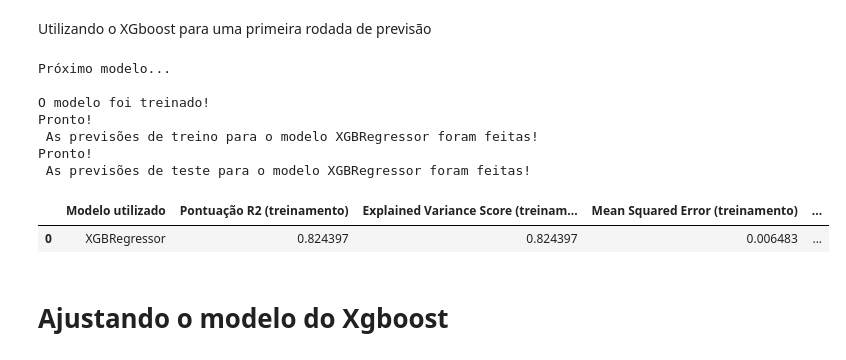
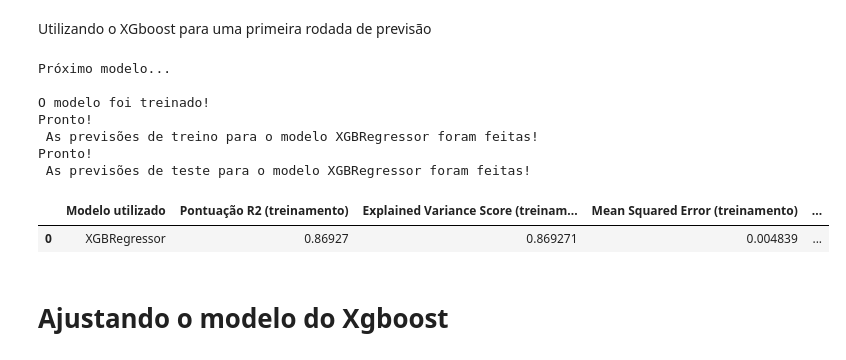
Before and after one commit to ThiagoGrabe/Nasa-Engine, a Jupyter notebook: Engine_NASA_Modelo.ipynb, the cells around one changed output. Saved outputs shown, nothing was run; the diff lists cells and outputs as text; code cells hidden in the pictures.

Commit message:
Final analysis
Final analysis with a data analysis notebook and a model notebook, both in python.

```diff
--- a/Engine_NASA_Modelo.ipynb
+++ b/Engine_NASA_Modelo.ipynb
@@ -99,4 +115,0 @@ O dataset de testes finais tem 55156 linhas de dados e 1 atributos.
-# %%
-train_final_data = train_final_data.drop(train_final_data.columns[[0]], axis = 1)
-test_final_data = train_final_data.drop(train_final_data.columns[[0]], axis = 1)
-finaltest_final_data = finaltest_final_data.drop(finaltest_final_data.columns[[0]] ,axis = 1)
@@ -279,11 +288,10 @@ Pronto!
 # %% [markdown]
 Utilizando o XGboost para uma primeira rodada de previsão
 # %%
-# Neste passo irei realizar os modelos de regressão e mostrar os resultados
-
 from xgboost import XGBRegressor as xgb
 
-Regression = [xgb(n_estimators=100, learning_rate=0.08, gamma=0, subsample=0.75,colsample_bytree=1, max_depth=7)]
+Regression = [xgb(n_estimators=150, learning_rate=0.05, gamma=0, subsample=0.75,colsample_bytree=0.7,
+                  max_depth=7)]
 
 resultados = {
         'Modelo utilizado': [],
@@ -296,17 +304,6 @@ resultados = {
         'Mean Squared Error (treinamento)':[],
         'Mean Squared Error (teste)':[]
             }
-
-################################DADOS PASSADOS NO MODELO###########################################################
-# ##Treino
-# #Coluna targe do dataset
-# target_final_data_train = train_final_data['cycle_num']
-# #Colunas com os dados
-# train_final_data = train_final_data.drop(['cycle_num'], axis = 1)
-
-
-
-##################################################################################################################
 
 Dados_normalizados = [train_test_split(train_final_data, target_final_data_train_scaled, train_size=0.7 , random_state = 1)]
 
@@ -319,35 +316,34 @@ for clf in Regression:
         time_train = train_classifier(clf, X_train, y_train)
 
         time_predict_train = predict_labels_train(clf, X_train, y_train)
 
         time_predict_test = predict_labels_test(clf, X_test, y_test)
 
         resultados['Modelo utilizado'].append(clf.__class__.__name__)
         resultados['Conjunto de Treino'].append(X_train.shape)
         resultados['Conjunto de Teste'].append(X_test.shape)
         resultados['Pontuação R2 (treinamento)'].append(time_predict_train["R2 score"])
         resultados['Pontuação R2 (teste)'].append(time_predict_test["R2 score"])
         resultados['Explained Variance Score (treinamento)'].append(time_predict_train["Explained Variance Score"])
         resultados['Explained Variance Score (teste)'].append(time_predict_test["Explained Variance Score"])
         resultados['Mean Squared Error (treinamento)'].append(time_predict_train["Mean Squared Error"])
         resultados['Mean Squared Error (teste)'].append(time_predict_test["Mean Squared Error"])
 
 
-
 Results_xgboost = pd.DataFrame(resultados)
 Results_xgboost = Results_xgboost[['Modelo utilizado','Pontuação R2 (treinamento)','Explained Variance Score (treinamento)','Mean Squared Error (treinamento)',
                   'Pontuação R2 (teste)','Explained Variance Score (teste)','Mean Squared Error (teste)','Conjunto de Treino','Conjunto de Teste']]
 Results_xgboost.head()
 # %% [output]
 Próximo modelo...
 
 O modelo foi treinado!
 Pronto!
  As previsões de treino para o modelo XGBRegressor foram feitas!
 Pronto!
  As previsões de teste para o modelo XGBRegressor foram feitas!
 |  | Modelo utilizado | Pontuação R2 (treinamento) | Explained Variance Score (treinam... | Mean Squared Error (treinamento) | ... |
-| 0 | XGBRegressor | 0.824397 | 0.824397 | 0.006483 | ... |
+| 0 | XGBRegressor | 0.86927 | 0.869271 | 0.004839 | ... |
 # %% [markdown]
 # Ajustando o modelo do Xgboost
 # %%
```
Also changed, not shown: parts of 27 cells of this notebook, 1 other file.
